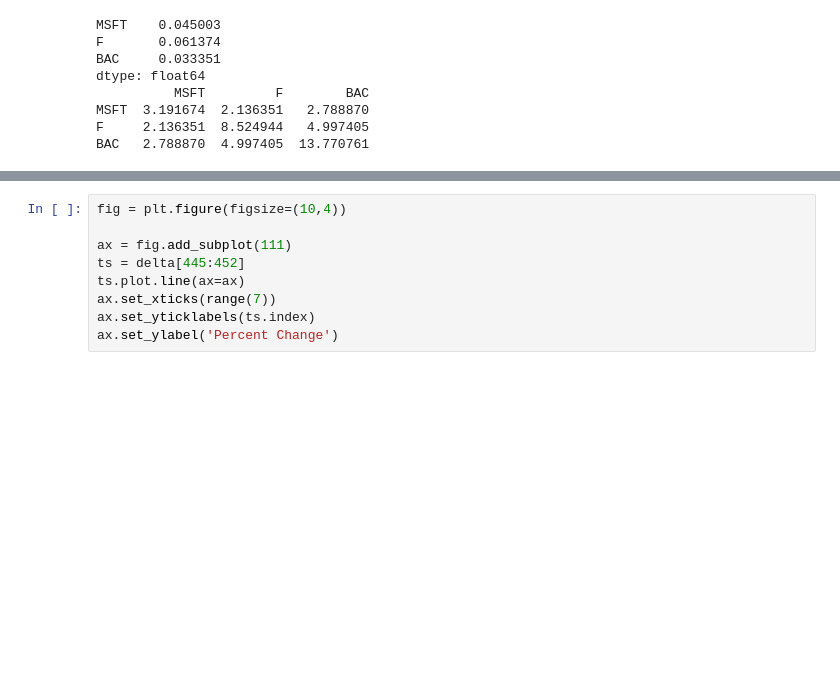
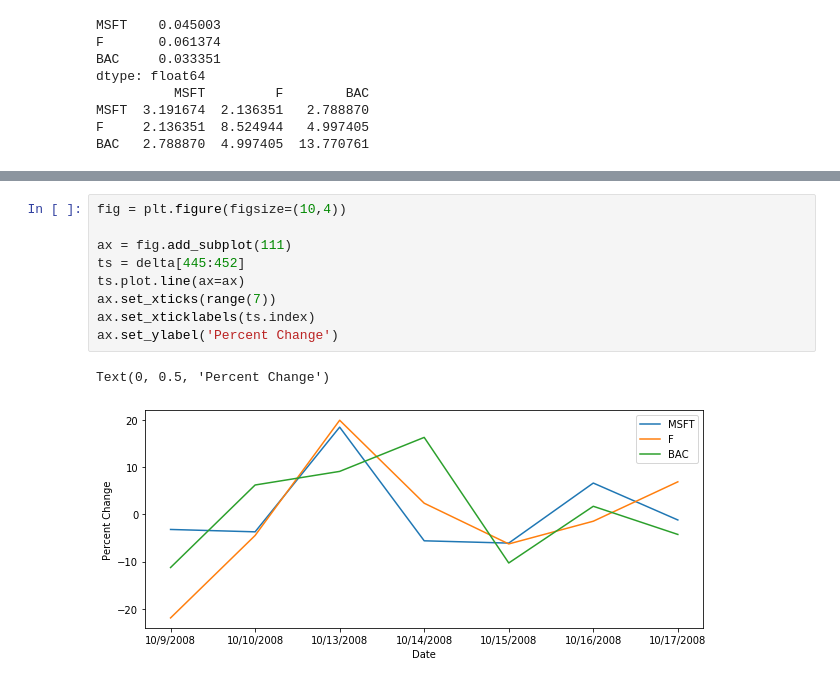
Before and after one commit to kimhyeyun/2020-DataMining, a Jupyter notebook: hw7_AnomalyDetection.ipynb, the cells around one changed output, grey strips where cells are left out. Saved outputs shown, nothing was run; the diff lists cells and outputs as text; blank space fills up the shorter version.

```diff
--- a/hw7_AnomalyDetection.ipynb
+++ b/hw7_AnomalyDetection.ipynb
@@ -128,9 +140,12 @@ result.nlargest(5,'Anomaly score')
 # %%
 fig = plt.figure(figsize=(10,4))
 
 ax = fig.add_subplot(111)
 ts = delta[445:452]
 ts.plot.line(ax=ax)
 ax.set_xticks(range(7))
-ax.set_yticklabels(ts.index)
+ax.set_xticklabels(ts.index)
 ax.set_ylabel('Percent Change')
+# %% [output]
+Text(0, 0.5, 'Percent Change')
+[figure, added]
```
Also changed, not shown: parts of 8 cells of this notebook, 1 other file.
